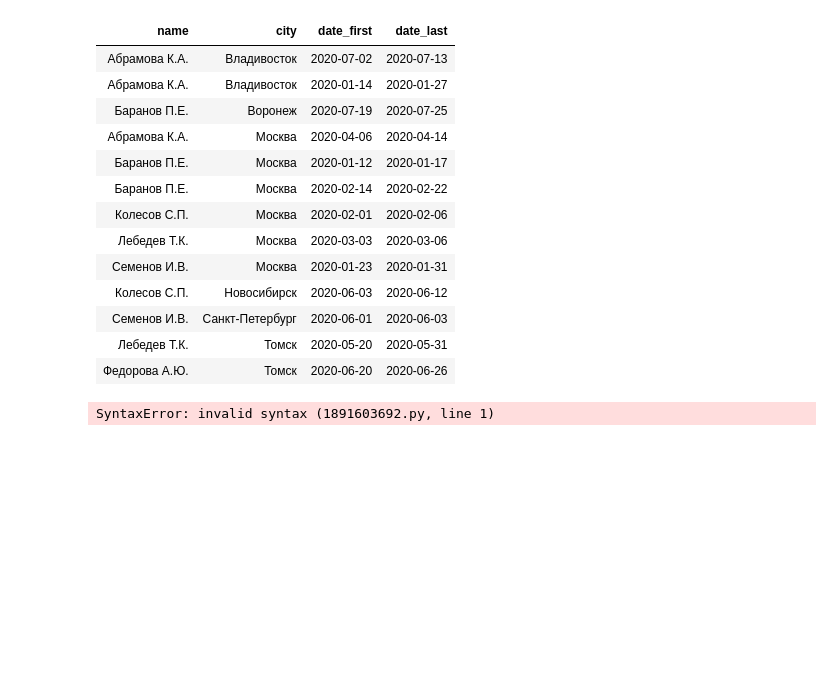
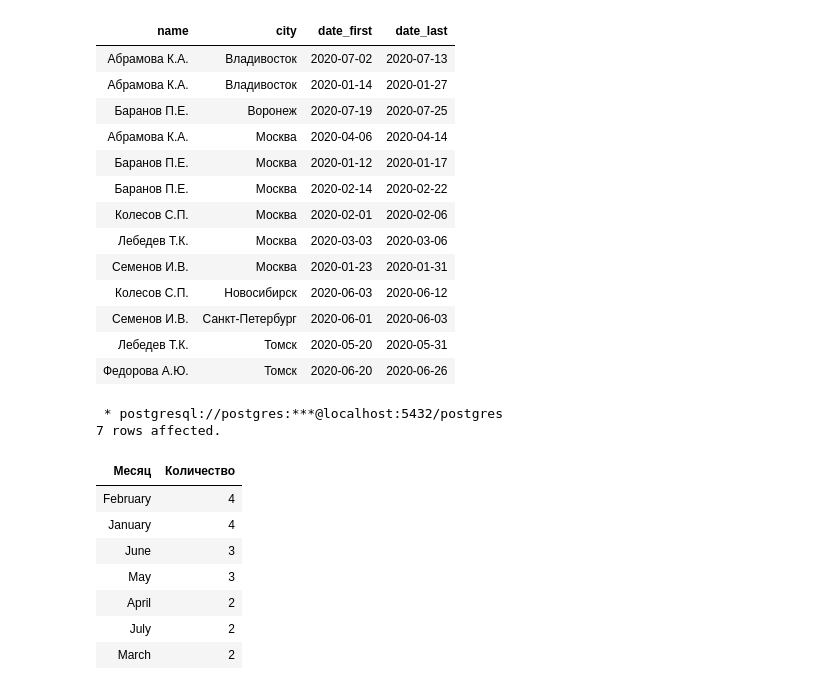
Before and after one commit to letrepas/Interactive-SQL-Simulator, a Jupyter notebook: SQL.ipynb, the cells around one changed output. Drawn from its saved outputs; the diff is of its cells as text; code cells hidden in the pictures; blank space fills up the shorter version.

```diff
--- a/SQL.ipynb
+++ b/SQL.ipynb
@@ -1200,8 +1200,20 @@ ORDER BY city, name;
 | Лебедев Т.К. | Томск | 2020-05-20 | 2020-05-31 |
 | Федорова А.Ю. | Томск | 2020-06-20 | 2020-06-26 |
 # %%
-SELECT MONTHNAME(date_first) AS Месяц, COUNT(*) AS Количество
-FROM trip
-GROUP BY MONTHNAME(date_first)
+%%sql
+
+SELECT to_char(date_first, 'Month') AS Месяц, COUNT(*) AS Количество
+FROM stepik.trip
+GROUP BY to_char(date_first, 'Month')
+ORDER BY Количество DESC, Месяц
 # %% [output]
-SyntaxError: invalid syntax (1891603692.py, line 1)
+ * postgresql://postgres:***@localhost:5432/postgres
+7 rows affected.
+| Месяц | Количество |
+| February | 4 |
+| January | 4 |
+| June | 3 |
+| May | 3 |
+| April | 2 |
+| July | 2 |
+| March | 2 |
```
Also changed, not shown: parts of 5 cells of this notebook.
